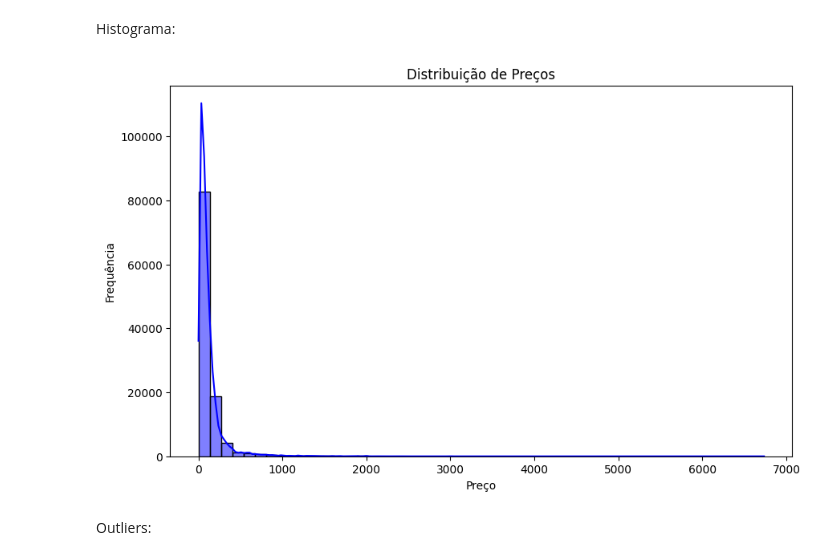
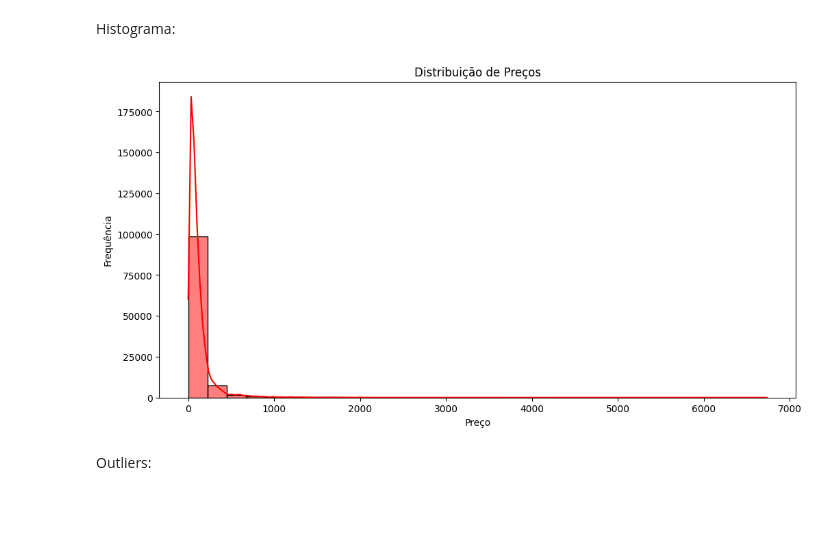
Before and after one commit to DouglasMiyagui/E-Commerce-KDD, a Jupyter notebook: notebooks/2-AnáliseDescritiva.ipynb, the cells around one changed output. Cells and saved outputs as stored; diff of their text form; code cells hidden in the pictures; blank space fills up the shorter version.

```diff
--- a/notebooks/2-AnáliseDescritiva.ipynb
+++ b/notebooks/2-AnáliseDescritiva.ipynb
@@ -1154,14 +1082,14 @@ resultado.head(10)
 # %% [markdown]
 Histograma:
 # %%
-plt.figure(figsize=(10, 6))
-sns.histplot(relatorio_vendas['preco'], bins=50, kde=True, color='blue')
+plt.figure(figsize=(12, 6))
+sns.histplot(relatorio_vendas['preco'], bins=30, kde=True, color='red')
 plt.title('Distribuição de Preços')
 plt.xlabel('Preço')
 plt.ylabel('Frequência')
 plt.show()
 # %% [output]
-[figure, old version]
+[figure, new version]
 # %% [markdown]
 Outliers:
 # %%
```
Also changed, not shown: parts of 58 cells of this notebook.
